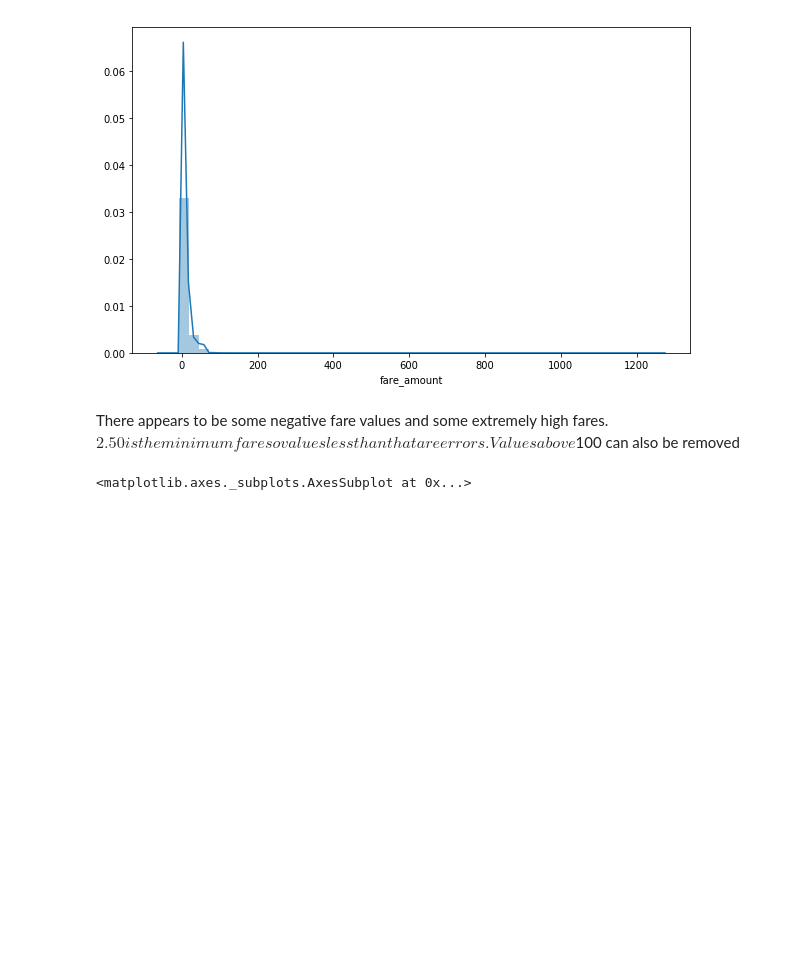
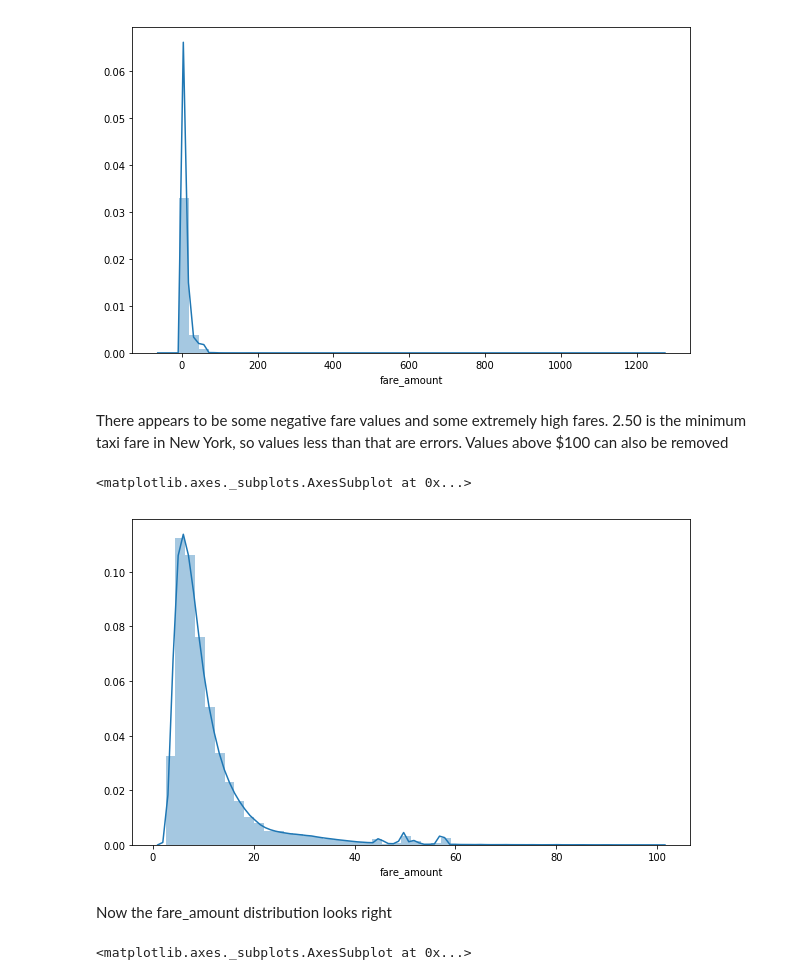
Before and after one commit to tchanda90/kaggle-taxifare, a Jupyter notebook: taxifare.ipynb, the cells around one changed output. Drawn from its saved outputs; the diff is of its cells as text; code cells hidden in the pictures; blank space fills up the shorter version.

```diff
--- a/taxifare.ipynb
+++ b/taxifare.ipynb
@@ -46,5 +51,5 @@ sns.distplot(train['fare_amount'])
 <matplotlib.axes._subplots.AxesSubplot at 0x...>
 [figure]
 # %% [markdown]
-There appears to be some negative fare values and some extremely high fares. $2.50 is the minimum fare so values less than that are errors. Values above $100 can also be removed
+There appears to be some negative fare values and some extremely high fares. 2.50 is the minimum taxi fare in New York, so values less than that are errors. Values above $100 can also be removed
 # %%
@@ -51,4 +57,12 @@ There appears to be some negative fare values and some extremely high fares. $2.
 train = train[ (train['fare_amount'] > 2.5) & (train['fare_amount'] < 100) ]
+# %%
+plt.figure(figsize = (10, 6))
+sns.distplot(train['fare_amount'])
+# %% [output]
+<matplotlib.axes._subplots.AxesSubplot at 0x...>
+[figure, added]
+# %% [markdown]
+Now the fare_amount distribution looks right
 # %%
 pd.qcut(train['fare_amount'], q = 10).value_counts().sort_index().plot.bar()
 # %% [output]
```
Also changed, not shown: parts of 18 cells of this notebook.
